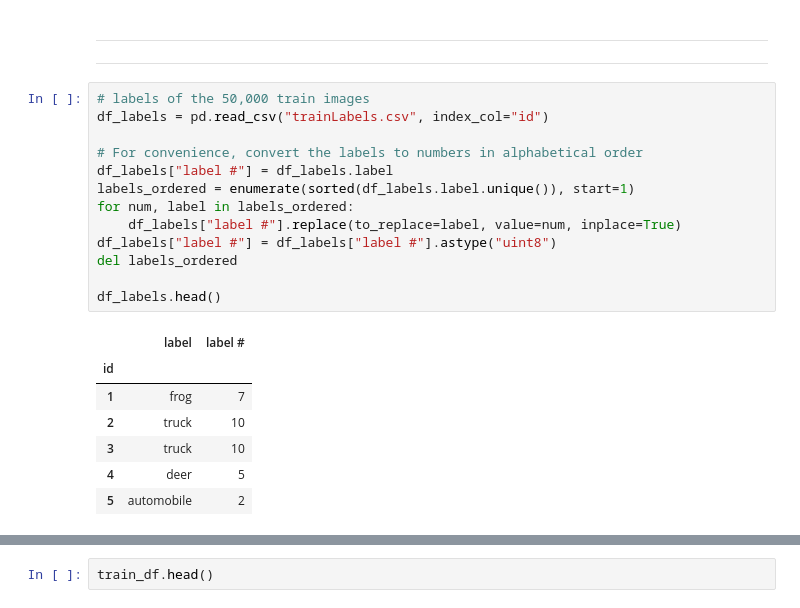
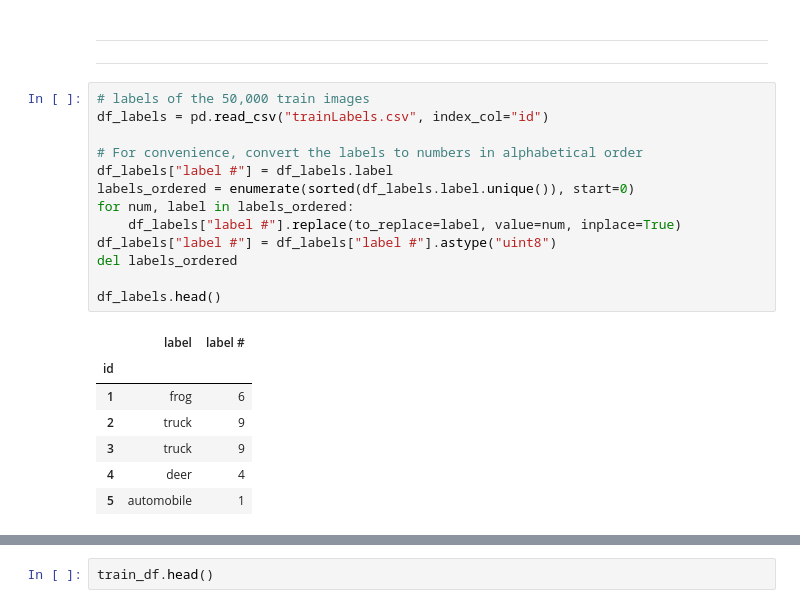
Before and after one commit to gulmert89/bootcamp_files, a Jupyter notebook: project4.ipynb, the cells around one changed output, grey strips where cells are left out. Drawn from its saved outputs; the diff is of its cells as text.

```diff
--- a/project4.ipynb
+++ b/project4.ipynb
@@ -38,24 +38,24 @@ os.path.splitext(os.listdir("train")[1])
 # %%
 # labels of the 50,000 train images
 df_labels = pd.read_csv("trainLabels.csv", index_col="id")
 
 # For convenience, convert the labels to numbers in alphabetical order
 df_labels["label #"] = df_labels.label
-labels_ordered = enumerate(sorted(df_labels.label.unique()), start=1)
+labels_ordered = enumerate(sorted(df_labels.label.unique()), start=0)
 for num, label in labels_ordered:
     df_labels["label #"].replace(to_replace=label, value=num, inplace=True)
 df_labels["label #"] = df_labels["label #"].astype("uint8")
 del labels_ordered
 
 df_labels.head()
 # %% [output]
 |  | label | label # |
 | id |  |  |
-| 1 | frog | 7 |
-| 2 | truck | 10 |
-| 3 | truck | 10 |
-| 4 | deer | 5 |
-| 5 | automobile | 2 |
+| 1 | frog | 6 |
+| 2 | truck | 9 |
+| 3 | truck | 9 |
+| 4 | deer | 4 |
+| 5 | automobile | 1 |
 # %%
 %%time
 
```
Also changed, not shown: parts of 20 cells of this notebook.
